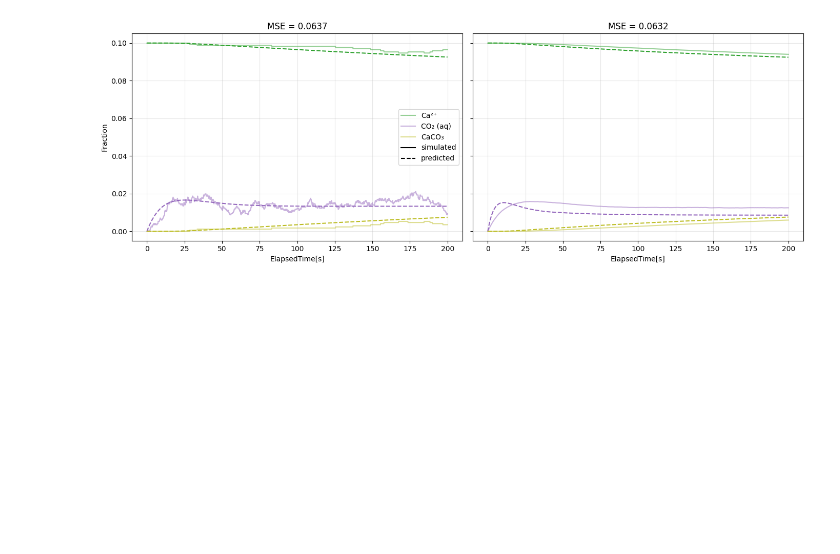
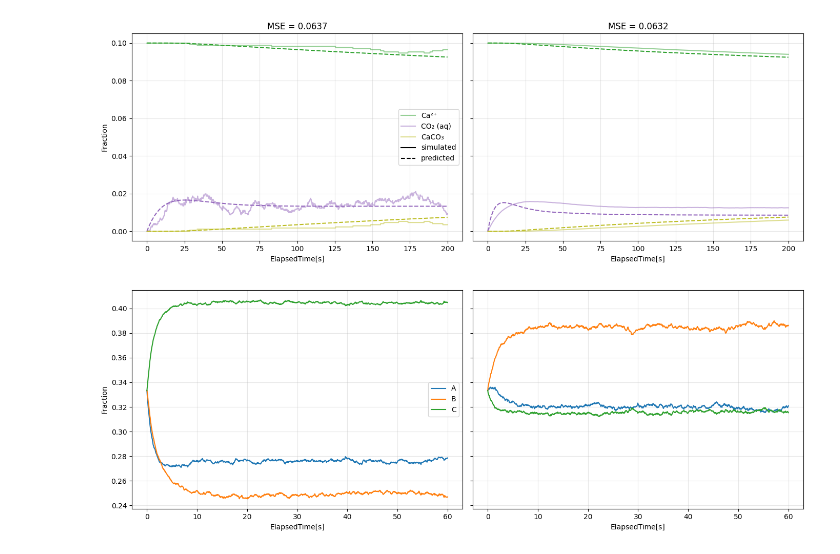
Before and after one commit to yannik131/FL_WDN, a Jupyter notebook: scripts/WDN/stuff.ipynb, the cells around one changed output. Cells and saved outputs as stored; diff of their text form; code cells hidden in the pictures; blank space fills up the shorter version.

Commit message:
Finishing the report

```diff
--- a/scripts/WDN/stuff.ipynb
+++ b/scripts/WDN/stuff.ipynb
@@ -485,3 +485,27 @@ Prediction took 2.01s
 Starting prediction
 Prediction took 2.11s
 [figure]
+# %%
+import pandas as pd
+import matplotlib.pyplot as plt
+from resample_counts import resample_counts
+
+df1 = pd.read_csv("../../results/WDN/small_example_averaged_df.csv")
+df2 = pd.read_csv("../../results/WDN/small_example_different_averaged_df.csv")
+df1 = resample_counts(df1)
+df2 = resample_counts(df2)
+
+fig, axes = plt.subplots(1, 2, sharey=True, figsize=(14, 5))
+
+df1.plot(x="ElapsedTime[s]", ax=axes[0])
+df2.plot(x="ElapsedTime[s]", ax=axes[1], legend=False)
+
+for ax in axes:
+    ax.grid(True, alpha=0.3)
+
+axes[0].set_ylabel("Fraction")
+
+plt.tight_layout()
+plt.savefig("../../reports/WDN/figures/simple_network_comp.jpg", dpi=300)
+# %% [output]
+[figure, added]
```
Also changed, not shown: 7 other files.
